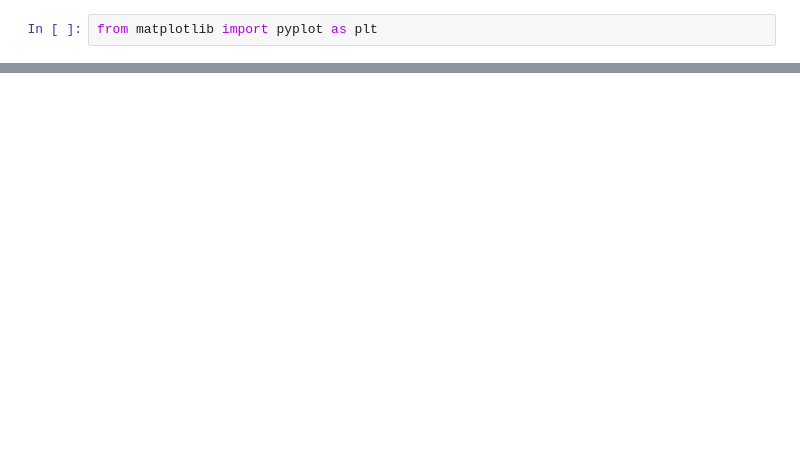
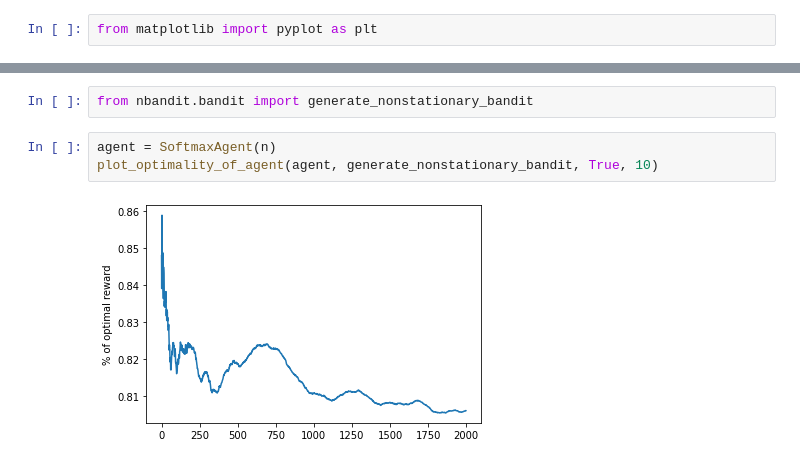
Before and after one commit to jack-michaud/reinforcement-learning, a Jupyter notebook: Bandit-Demo.ipynb, the cells around one changed output, grey strips where cells are left out. Saved outputs shown, nothing was run; the diff lists cells and outputs as text; blank space fills up the shorter version.

```diff
--- a/Bandit-Demo.ipynb
+++ b/Bandit-Demo.ipynb
@@ -40,0 +67,7 @@ plot_optimality_of_agent(agent)
+# %%
+from nbandit.bandit import generate_nonstationary_bandit
+# %%
+agent = SoftmaxAgent(n)
+plot_optimality_of_agent(agent, generate_nonstationary_bandit, True, 10)
+# %% [output]
+[figure, added]
```
Also changed, not shown: parts of 10 cells of this notebook.
